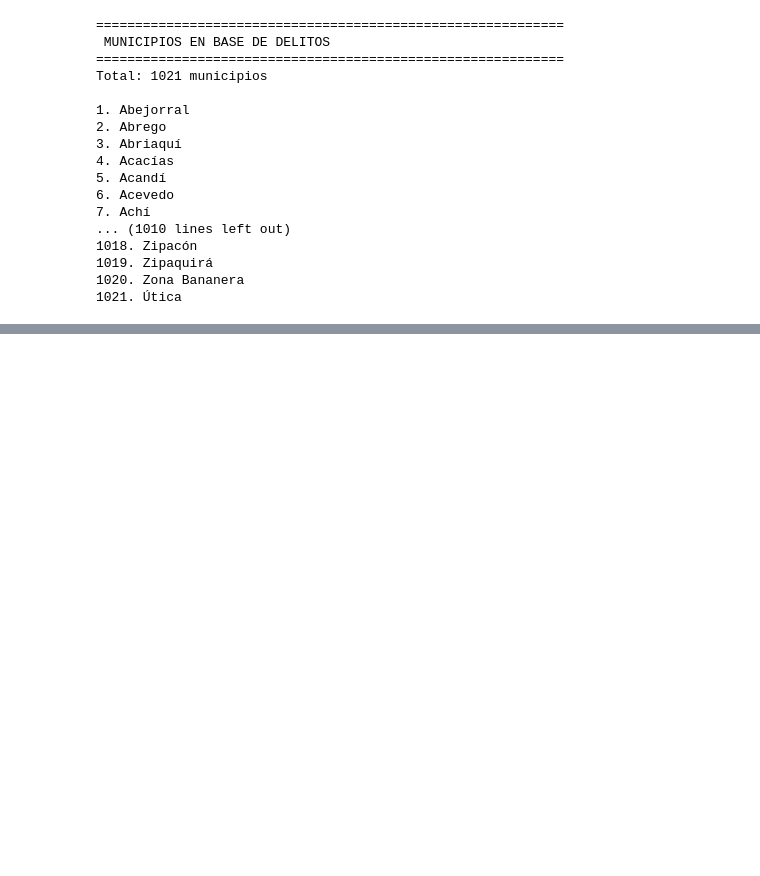
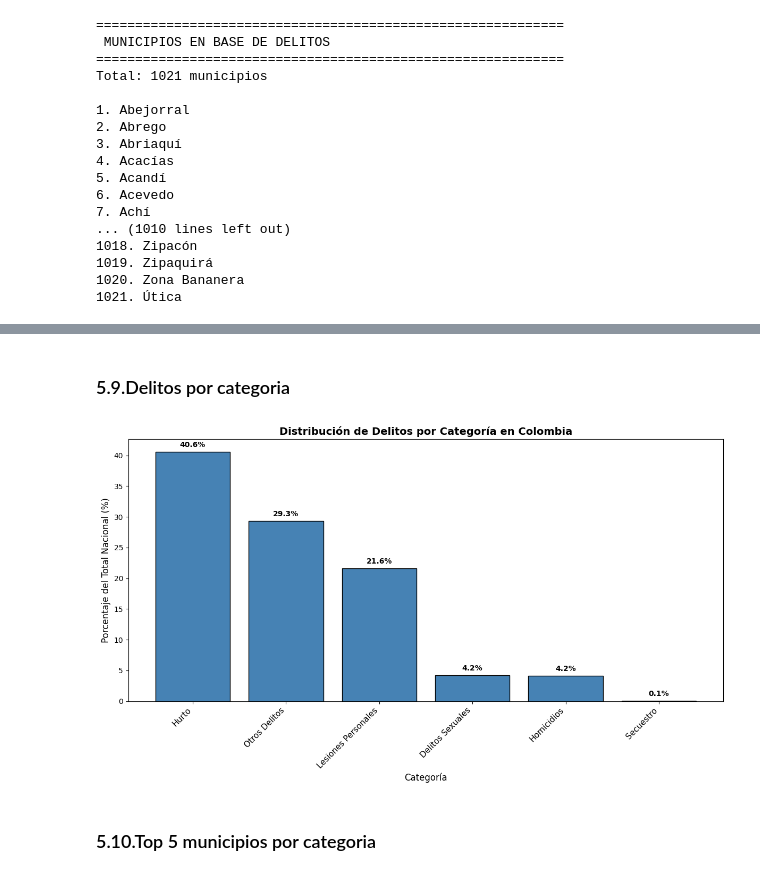
Before and after one commit to majo581/TALLERES, a Jupyter notebook: trabajo_de_econometria.ipynb, the cells around one changed output, grey strips where cells are left out. Cells and saved outputs as stored; diff of their text form; code cells hidden in the pictures; blank space fills up the shorter version.

```diff
--- a/trabajo_de_econometria.ipynb
+++ b/trabajo_de_econometria.ipynb
@@ -395,0 +477,37 @@ plt.show()
+# %% [markdown]
+### 5.9.Delitos por categoria
+# %%
+import matplotlib.pyplot as plt
+
+# Calcular porcentajes
+total_nacional = df_delitos_filtrado['CANTIDAD'].sum()
+porcentaje_categoria = df_delitos_filtrado.groupby('CATEGORIA')['CANTIDAD'].sum().sort_values(ascending=False)
+porcentaje_categoria = (porcentaje_categoria / total_nacional) * 100
+
+# Hacer la figura MÁS GRANDE y con mejor espacio
+plt.figure(figsize=(12, 7))
+
+# Gráfico de barras
+bars = plt.bar(porcentaje_categoria.index, porcentaje_categoria.values,
+               color='steelblue', edgecolor='black')
+
+plt.title('Distribución de Delitos por Categoría en Colombia', fontsize=14, fontweight='bold')
+plt.xlabel('Categoría', fontsize=12)
+plt.ylabel('Porcentaje del Total Nacional (%)', fontsize=12)
+
+# Rotar las etiquetas 45 grados y alinearlas a la derecha
+plt.xticks(rotation=45, ha='right', fontsize=11)
+
+# Agregar valores en las barras
+for bar in bars:
+    height = bar.get_height()
+    plt.text(bar.get_x() + bar.get_width()/2., height + 0.5,
+             f'{height:.1f}%', ha='center', va='bottom', fontsize=10, fontweight='bold')
+
+# Ajustar espacio para que no se corte nada
+plt.tight_layout()
+plt.show()
+# %% [output]
+[figure, added]
+# %% [markdown]
+###  5.10.Top 5 municipios por categoria
```
Also changed, not shown: parts of 57 cells of this notebook.
